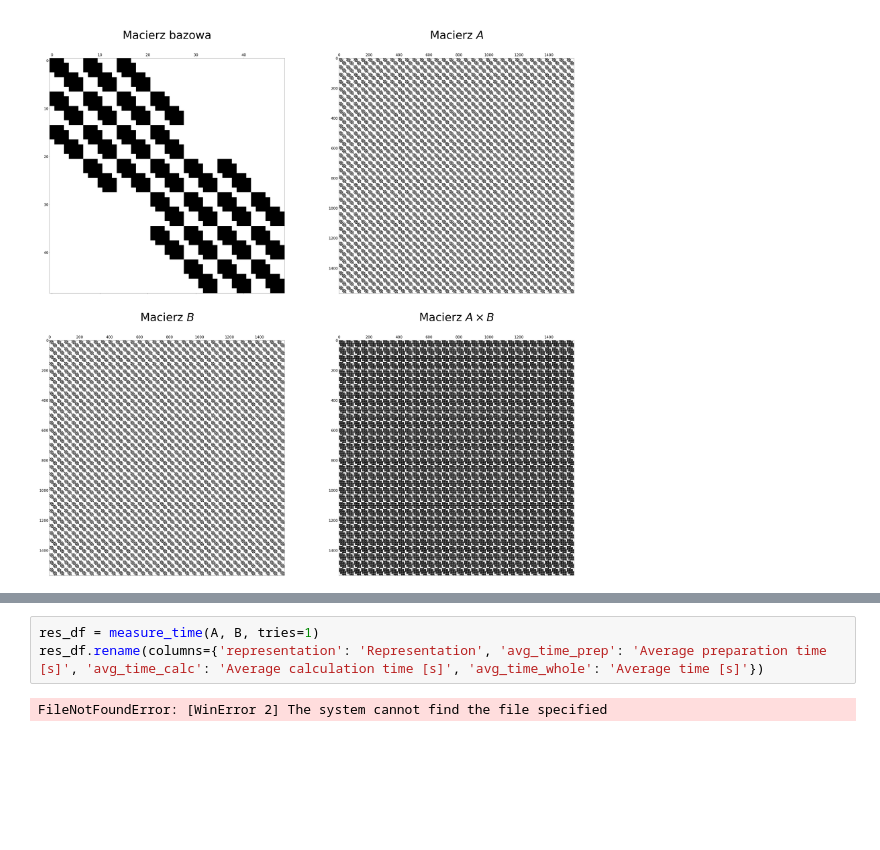
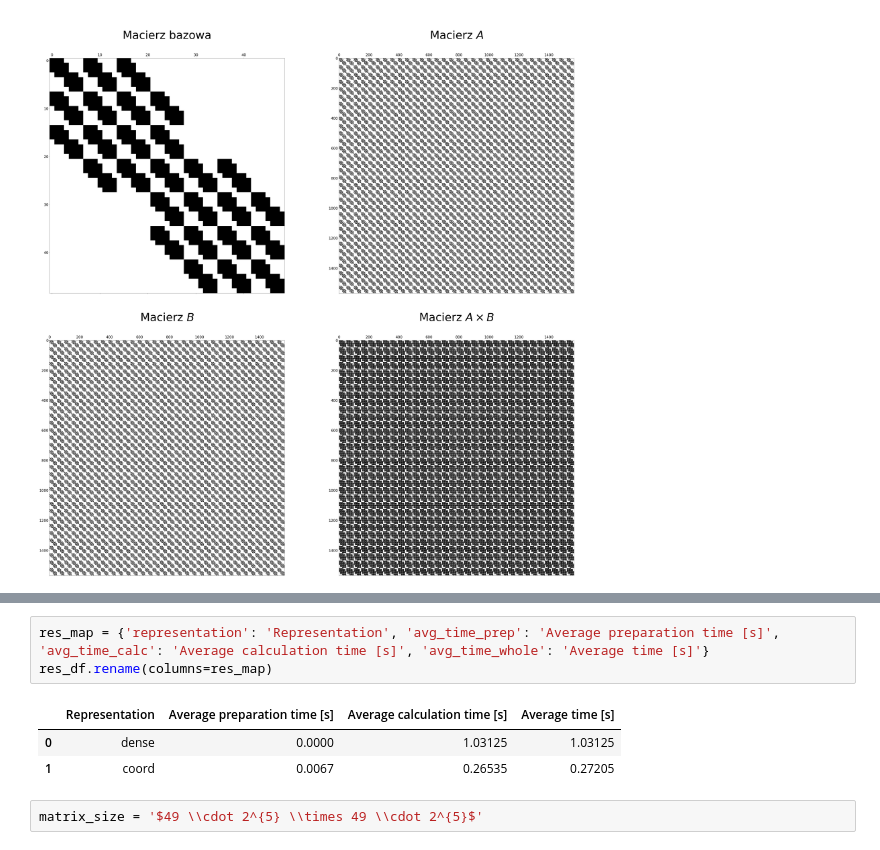
Before and after one commit to anuar2k/AM-2021, a Jupyter notebook: lab03/lab03.ipynb, the cells around one changed output, grey strips where cells are left out. Saved outputs shown, nothing was run; the diff lists cells and outputs as text; blank space fills up the shorter version.

```diff
--- a/lab03/lab03.ipynb
+++ b/lab03/lab03.ipynb
@@ -64,5 +78,9 @@ def measure_time(A, B, representations=representations, tries=1):
 # %%
-res_df = measure_time(A, B, tries=1)
-res_df.rename(columns={'representation': 'Representation', 'avg_time_prep': 'Average preparation time [s]', 'avg_time_calc': 'Average calculation time [s]', 'avg_time_whole': 'Average time [s]'})
+res_map = {'representation': 'Representation', 'avg_time_prep': 'Average preparation time [s]', 'avg_time_calc': 'Average calculation time [s]', 'avg_time_whole': 'Average time [s]'}
+res_df.rename(columns=res_map)
 # %% [output]
-FileNotFoundError: [WinError 2] The system cannot find the file specified
+|  | Representation | Average preparation time [s] | Average calculation time [s] | Average time [s] |
+| 0 | dense | 0.0000 | 1.03125 | 1.03125 |
+| 1 | coord | 0.0067 | 0.26535 | 0.27205 |
+# %%
+matrix_size = '$49 \\cdot 2^{5} \\times 49 \\cdot 2^{5}$'
```
Also changed, not shown: parts of 6 cells of this notebook.
